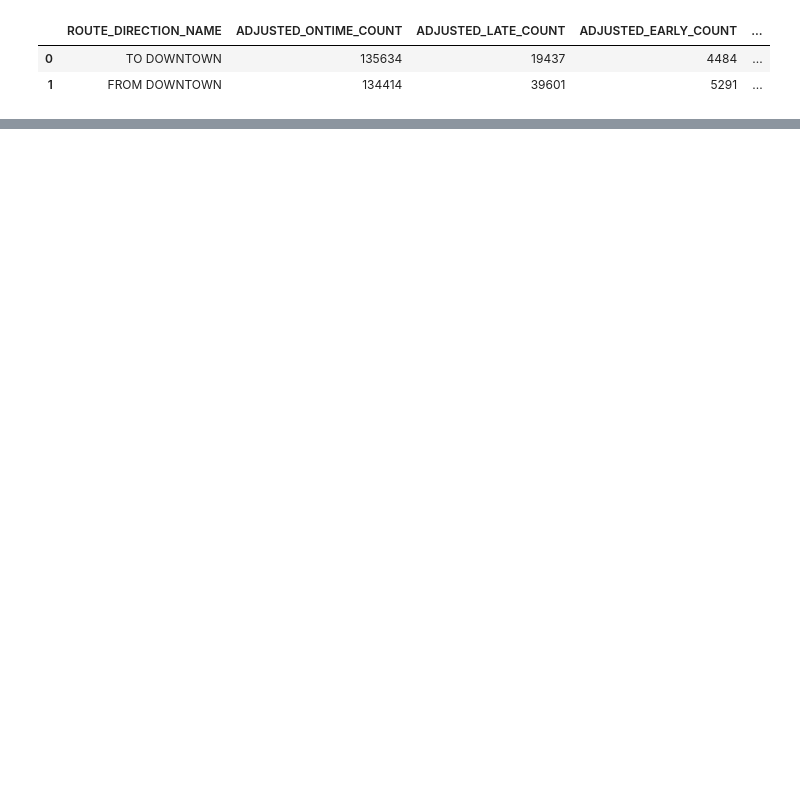
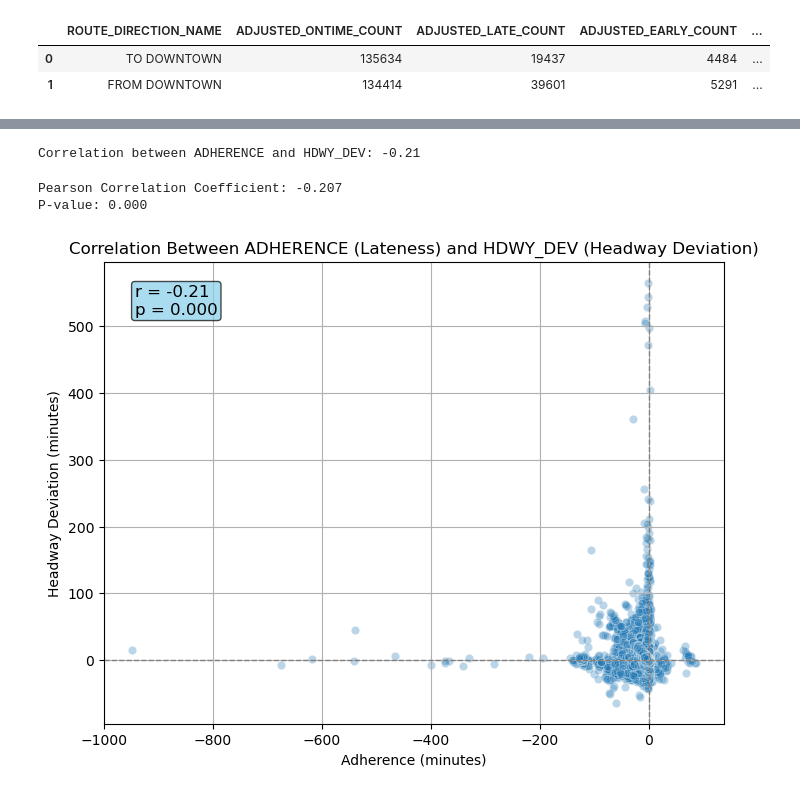
Before and after one commit to NewForce-Cohort-11-Data/wego-sir-bus-a-lot, a Jupyter notebook: notebooks/GP_WeGo_CS.ipynb, the cells around one changed output, grey strips where cells are left out. Saved outputs shown, nothing was run; the diff lists cells and outputs as text; code cells hidden in the pictures; blank space fills up the shorter version.

```diff
--- a/notebooks/GP_WeGo_CS.ipynb
+++ b/notebooks/GP_WeGo_CS.ipynb
@@ -258,0 +307,6 @@ plt.show()
+# %%
+wego['SCHEDULED_TIME'] = pd.to_datetime(wego['SCHEDULED_TIME'])
+wego['ACTUAL_DEPARTURE_TIME'] = pd.to_datetime(wego['ACTUAL_DEPARTURE_TIME'])
+
+wego['weekday'] = wego['SCHEDULED_TIME'].dt.day_name()
+wego['hour'] = wego['SCHEDULED_TIME'].dt.hour
@@ -258,0 +323,12 @@ plt.show()
+# %%
+wego['on_time_pct'] = (
+    wego['ADJUSTED_ONTIME_COUNT'] / wego['total_trips'] * 100
+)
+
+# 5. Group by hour and weekday
+hour_perf = wego.groupby('hour')['on_time_pct'].mean()
+
+weekday_order = ['Monday', 'Tuesday', 'Wednesday', 'Thursday', 'Friday', 'Saturday', 'Sunday']
+weekday_perf = wego.groupby('weekday')['on_time_pct'].mean().reindex(weekday_order)
+
+hour_perf
@@ -258,0 +362,4 @@ plt.show()
+# %%
+# 2. Drop NA, create correlation variable
+wego_corr = wego[['ADHERENCE', 'HDWY_DEV']].dropna().reset_index(drop=True)
+wego_corr
@@ -258,0 +383,38 @@ plt.show()
+# %%
+print(f'Correlation between ADHERENCE and HDWY_DEV: {wego_adhdev_corr:.2f}')
+# %% [output]
+Correlation between ADHERENCE and HDWY_DEV: -0.21
+# %%
+# pearson correlation, r-value p-value
+from scipy import stats
+pearson_corr, p_value = stats.pearsonr(wego_corr['ADHERENCE'], wego_corr['HDWY_DEV'])
+
+print(f"Pearson Correlation Coefficient: {pearson_corr:.3f}")
+print(f"P-value: {p_value:.3f}")
+# %% [output]
+Pearson Correlation Coefficient: -0.207
+P-value: 0.000
+# %%
+# 4. Scatterplot
+plt.figure(figsize=(8, 6))
+ax = sns.scatterplot(data=wego_corr, x='ADHERENCE', y='HDWY_DEV', alpha=0.3)
+plt.title('Correlation Between ADHERENCE (Lateness) and HDWY_DEV (Headway Deviation)')
+plt.xlabel('Adherence (minutes)')
+plt.ylabel('Headway Deviation (minutes)')
+plt.axhline(0, color='gray', linestyle='--', linewidth=1)
+plt.axvline(0, color='gray', linestyle='--', linewidth=1)
+plt.grid(True)
+
+
+plt.text(0.05, 0.95, f'r = {pearson_corr:.2f}\np = {p_value:.3f}', transform=ax.transAxes,
+         fontsize=12, verticalalignment='top', horizontalalignment = 'left', bbox=dict(boxstyle='round,pad=0.2', fc='skyblue', alpha=0.7))
+
+# plt.savefig('corr_adherence_hdwydev.png')
+
+plt.show()
+
+## Interpretation: Most data points are clustered near the origin, suggesting that most buses are close to being on time and have low headway deviation. There are some outliers with extreme lateness and high deviation.
+## This suggests that worse adherence (lateness) is associated with more irregular spacing between buses, which could impact service reliability. However, the correlation (-0.21) is weak, so other factors may also
+## be influencing headway deviation.
+# %% [output]
+[figure, added]
```
Also changed, not shown: parts of 41 cells of this notebook, 5 other files.
